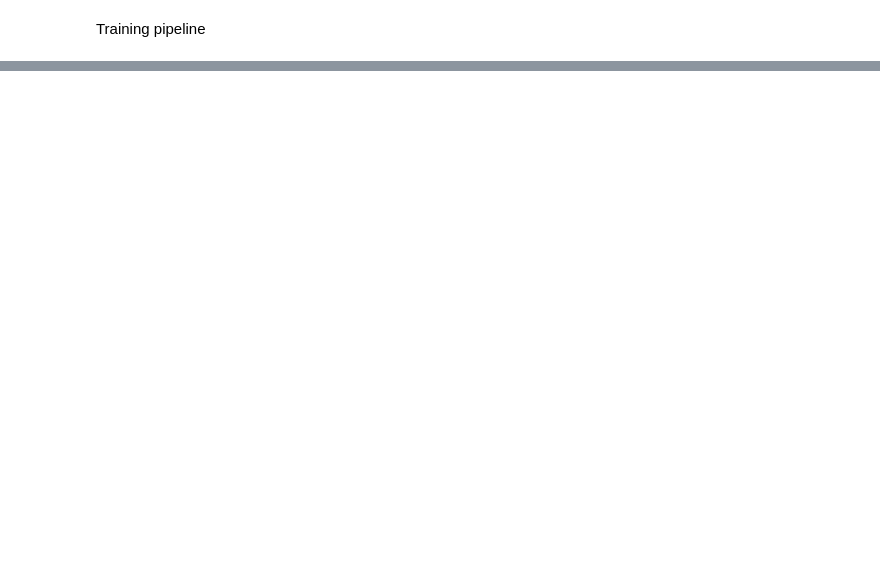
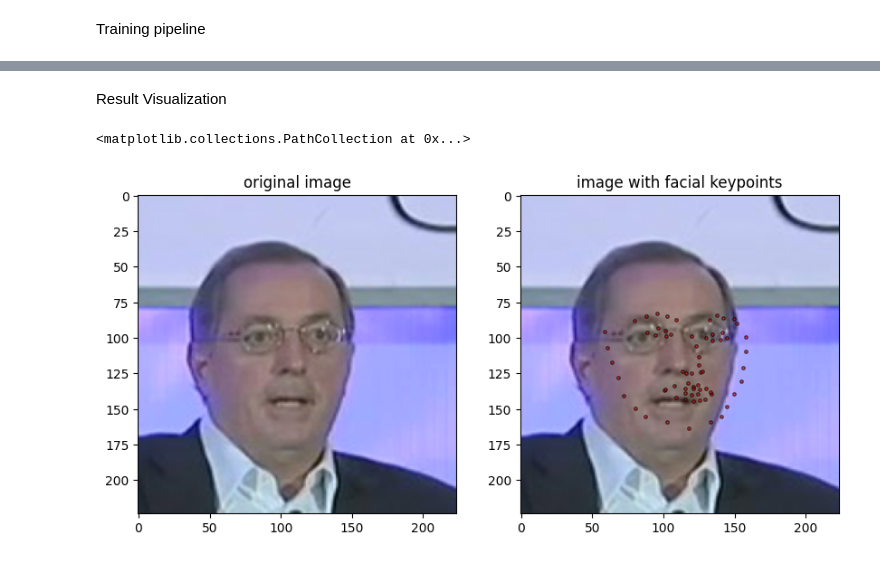
Before and after one commit to YuRiKaPraJaPaTi/facial_keypoint-training, a Jupyter notebook: notebook/facial_key_point.ipynb, the cells around one changed output, grey strips where cells are left out. Cells and saved outputs as stored; diff of their text form; code cells hidden in the pictures; blank space fills up the shorter version.

```diff
--- a/notebook/facial_key_point.ipynb
+++ b/notebook/facial_key_point.ipynb
@@ -71,11 +72,15 @@ class FaceKeyPointData(Dataset):
         img = img.resize((model_input_size, model_input_size))
         # print(np.asarray(img)/255.0)
         img = np.asarray(img)/255.0
-        # print(img.shape) #img tensor represent as batchsize,channel,width,height but here width,height,channel
+        # print(img.shape) #img tensor represent as batchsize,channel,width,height but here width,height,channel so use permute
         img = torch.tensor(img).permute(2, 0, 1)
         #print(img .shape)
         img = self.normalize(img)
         #print(img)
+
+        # Convert images and keypoints to the correct data type
+        img = img.float().to(device)  # Convert images to float32 and move to the correct device
+
         return img.to(self.device), original_size
 
     def get_keypoints(self, index, original_size):
@@ -107,4 +112,4 @@ class FaceKeyPointData(Dataset):
 training_data = FaceKeyPointData(device=device)
 #training_data[0]
 # len(training_data)
-test_data = FaceKeyPointData(csv_path='data/test_frames_keypoints', )
+test_data = FaceKeyPointData(csv_path='data/test_frames_keypoints.csv', split='test', device=device )
@@ -129,2 +115,0 @@ test_data = FaceKeyPointData(csv_path='data/test_frames_keypoints', )
-# %%
-training_data.load_img(0)
@@ -167,27 +148,29 @@ plt.scatter(kp_s[:68]*model_input_size, kp_s[68:]*model_input_size, c='r',s=6, a
 # %% [markdown]
 Model building
 # %%
-def get_model():
+def get_model(device):
   model = models.vgg16(weights=models.VGG16_Weights.IMAGENET1K_V1)
   # print(vgg16)
   for layers in model.parameters():
-    layers.requires_grad = False
+    layers.requires_grad = False #no gradient descent work, layers donot optimize
 
   model.avgpool = nn.Sequential(
-    nn.Conv2d[512, 512, 3],
+    nn.Conv2d(512, 512, 3),
     nn.MaxPool2d(2),
     nn.Flatten()
   )
   model.classifier=nn.Sequential(
-    nn.Linear[1000, 512],
-    nn.Relu(inplace=True),
+    nn.Linear(2048, 512),
+    nn.ReLU(inplace=True),
     nn.Dropout(0.5),
     nn.Linear(512, 136),
-    nn.Sigmoid()
+    nn.Sigmoid() #sigmoid/softmax:sigmoid every point probability 0 to 1
   )
+  # print(model)
   return model.to(device=device)
 
 model = get_model(device=device)
+print(model)
 # %% [output]
 VGG(
   (features): Sequential(
@@ -242,0 +269,23 @@ for epoch in range(1, n_epoch+1):
+# %% [markdown]
+Result Visualization
+# %%
+img_index = 10
+img = training_data.load_img(10)
+plt.figure(figsize=(10,10))
+plt.subplot(121)
+plt.title('original image')
+
+plt.imshow(img)
+
+plt.subplot(122)
+plt.title('image with facial keypoints')
+plt.imshow(img)
+
+img, _ = test_data[img_index]
+kp_s = model(img[None]).flatten().detach().cpu()
+
+# img_tensor, kp_s = training_data[img_index]
+plt.scatter(kp_s[:68]*model_input_size, kp_s[68:]*model_input_size, c='r',s=6, alpha=0.6, edgecolors='black', cmap='viridis')
+# %% [output]
+<matplotlib.collections.PathCollection at 0x...>
+[figure, added]
```
Also changed, not shown: parts of 19 cells of this notebook.
